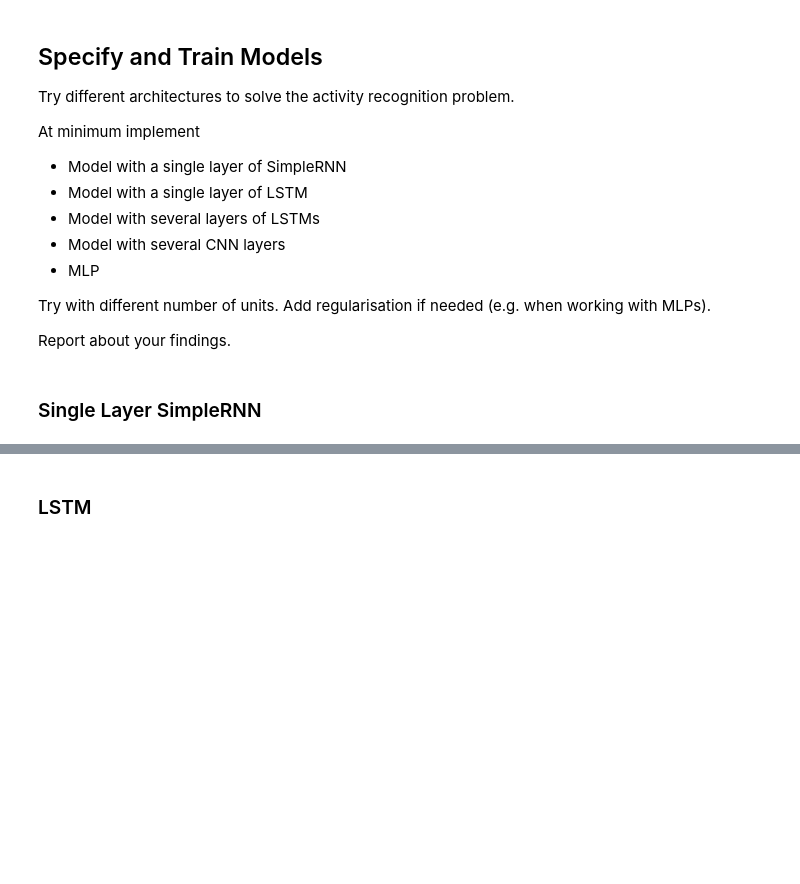
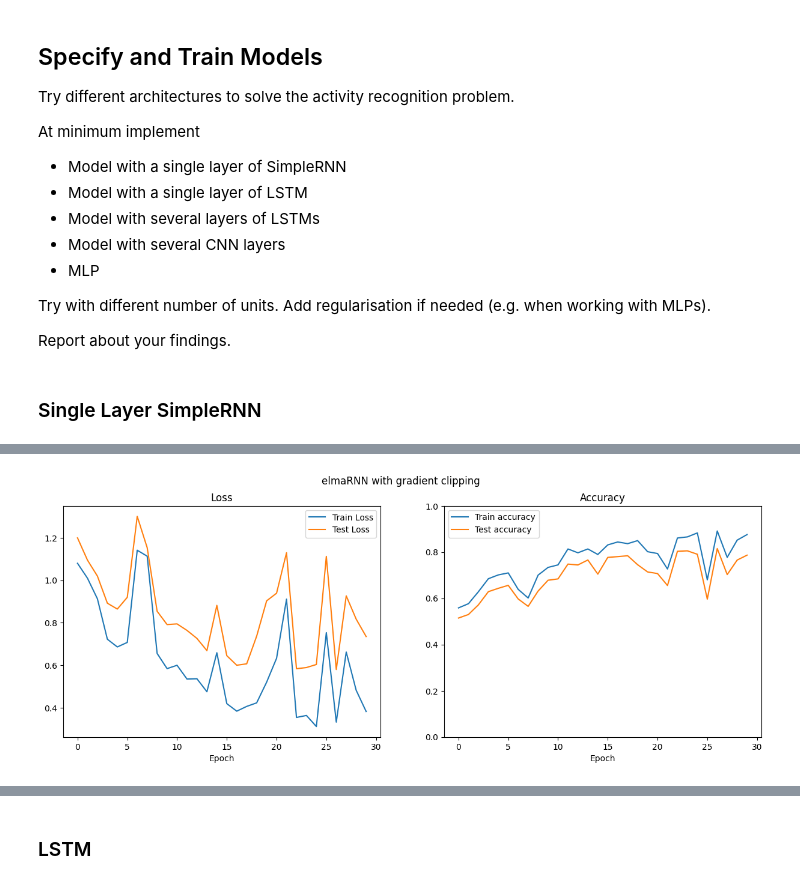
Before and after one commit to dave1b/TSM_DeLearn, a Jupyter notebook: Week10/activity_recognition-dave_brunner.ipynb, the cells around one changed output, grey strips where cells are left out. Cells and saved outputs as stored; diff of their text form; code cells hidden in the pictures; blank space fills up the shorter version.

```diff
--- a/Week10/activity_recognition-dave_brunner.ipynb
+++ b/Week10/activity_recognition-dave_brunner.ipynb
@@ -335,12 +447,10 @@ Epoch 4, Loss: 1.8030, Accuracy: 0.1639
 # %%
-# set parameters
-batch_size = 128
-n_epochs = 50
-learning_rate = 0.001
+elmaRNN = RNNModel(input_size=n_input_signals, hidden_size=64, layer_size=1, num_classes=N_CLASSES).to(device)
+adam = torch.optim.Adam(elmaRNN.parameters(), lr=0.001)
+cross_entropy = nn.CrossEntropyLoss()
 
-model = RNNModel(input_size=n_input_signals, hidden_size=64, layer_size=1, num_classes=N_CLASSES)
-
-optimizer = torch.optim.Adam(model.parameters(), lr=learning_rate)
-criterion = nn.CrossEntropyLoss()
-
-train_model(model, n_epochs, batch_size, optimizer, criterion)
+history = train_model(model=elmaRNN, n_epochs=30, batch_size=128, optimizer=adam, criterion=cross_entropy,
+                      gradient_clipping=True)
+print_hist(history, 'elmaRNN with gradient clipping')
+del elmaRNN
+# %% [output]
@@ -346,0 +474 @@ train_model(model, n_epochs, batch_size, optimizer, criterion)
+[figure, added]
```
Also changed, not shown: parts of 35 cells of this notebook.
